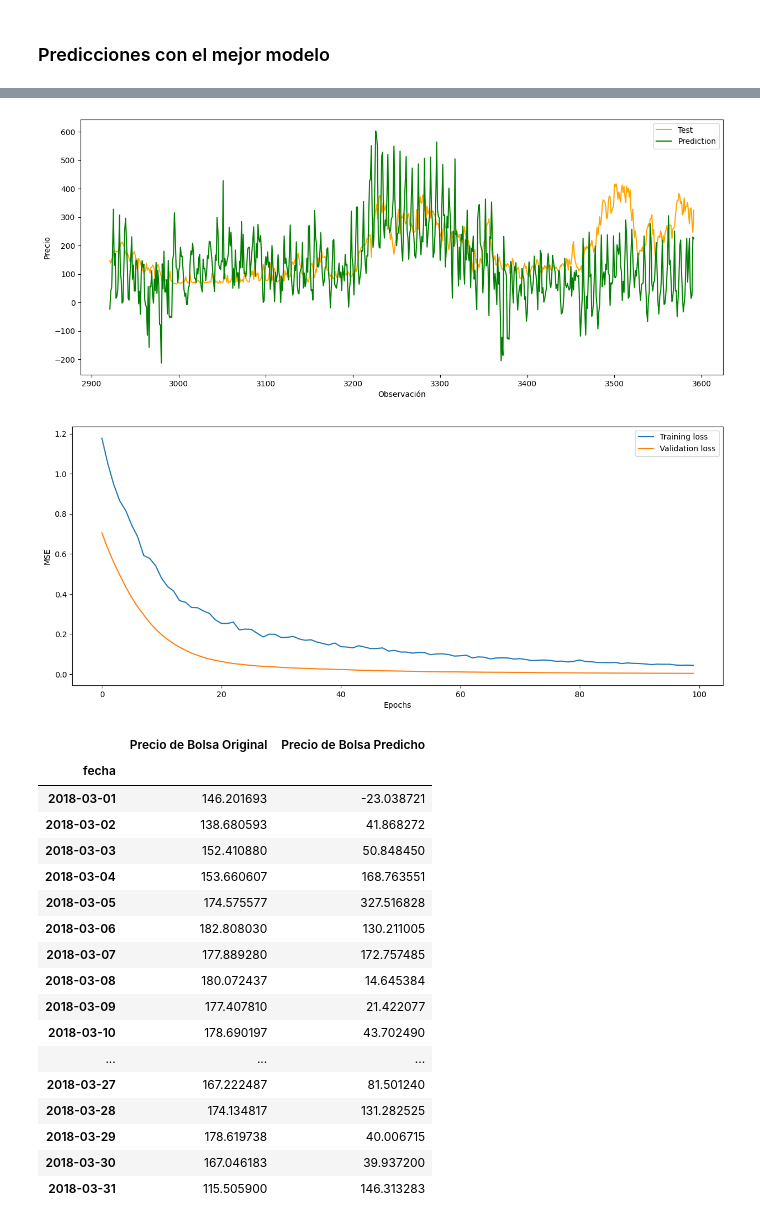
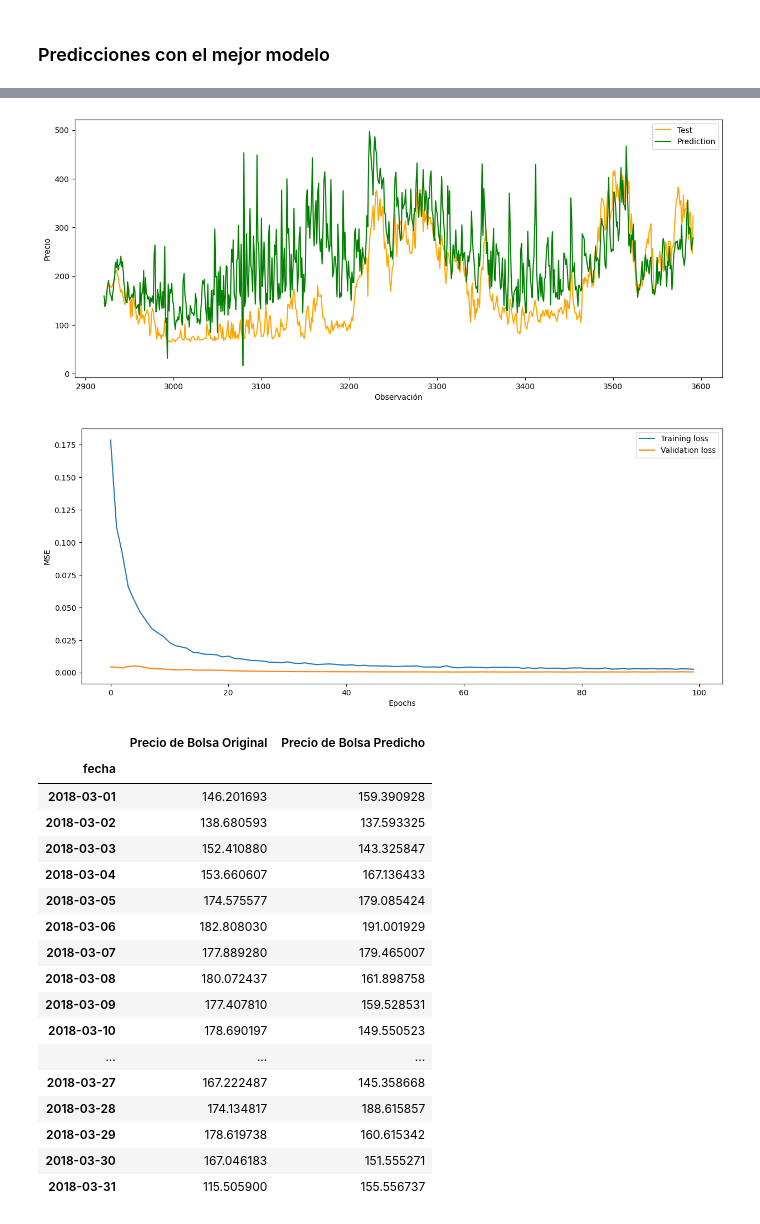
Before and after one commit to cjusquini/MonografiaUdeA, a Jupyter notebook: 7_RNN_baseline.ipynb, the cells around one changed output, grey strips where cells are left out. Drawn from its saved outputs; the diff is of its cells as text; code cells hidden in the pictures.

```diff
--- a/7_RNN_baseline.ipynb
+++ b/7_RNN_baseline.ipynb
@@ -63,14 +59,9 @@ df.head()
 | 2010-01-04 | 123.962937 | 1.439317e+08 | 341617.424242 | 116611.607143 | 62242326.79 | 13160643.95 | ... |
 | 2010-01-05 | 120.666437 | 1.498691e+08 | 346125.000000 | 116613.095238 | 69173462.65 | 14514419.15 | ... |
 # %%
-def scale_df(df):
-    scaler = MinMaxScaler()
-    scaled_df = pd.DataFrame(scaler.fit_transform(df), columns=df.columns, index=df.index)
-    #         scaled_df.head(5)
-
-    return scaler, scaled_df
-
-scaler, scaled_df = scale_df(df)
+from sklearn.preprocessing import StandardScaler, MinMaxScaler
+scaler = MinMaxScaler()
+scaled_df = pd.DataFrame(scaler.fit_transform(df), columns=df.columns, index=df.index)
 scaled_df.head(5)
 # %% [output]
 |  | precio_bolsa | demanda | disp_dec_hidraulica | disp_dec_termica | gen_hidraulica | gen_no_termica | ... |
@@ -188,3 +91,13 @@ def get_hyperparams():
+# %%
+retardos = [60]
+neurons = [25]
+modelos_implementar = ['RNN']
+elementos_a_predecir = [31]
+optimizers = ['adam']
+losses = ['mse']
+epochs = [100]
+batch_size = [32]
+_learning_rate = 1e-4
 # %%
 # for retardo in retardos:
 #     print("retardo",retardo, "dimensiones",train_data[retardo][0].shape, test_data[retardo][0].shape)
@@ -303,10 +217,4 @@ model: d:\Repos_\MonografiaUdeA\models\baseline\RNN\RNN_0.keras saved
 # %%
-retardos, neurons, modelos_implementar, \
-    elementos_a_predecir, optimizers, losses, \
-    epochs, batch_size = get_hyperparams()
-
-train_data, test_data = split_data(lags = retardos, scaled_df = scaled_df, train_test_split_ratio = 0.8)
-
 if not os.path.exists(os.path.join(abspath,"models", "results")):
         os.makedirs(os.path.join(abspath,"models", "results"))
 model_summary_df.to_excel(os.path.join(abspath,"models", "results",f"{modelos_implementar[0]}_baseline_model_results.xlsx"))
@@ -323,7 +231,7 @@ best_model
 # %% [markdown]
 ### Se carga el mejor modelo
 # %%
-best_model_saved =load_model(os.path.join(abspath,"models","baseline",f'{modelos_implementar[0]}', f'{modelos_implementar[0]}_{best_index}.keras'))
+best_model_saved = load_model(os.path.join(abspath,"models","baseline",f'{modelos_implementar[0]}', f'{modelos_implementar[0]}.keras'))
 best_model_saved.summary()
 # %% [output]
 Model: "sequential"
@@ -360,47 +268,47 @@ fechas = [str(x)[:10] for x in scaled_df.index]
 # %%
 plt.figure(figsize=(15,6))
 # plt.plot(X_train_rescaled, label='Train', color='blue')
 plt.plot(np.arange(len(X_train_rescaled), len(X_train_rescaled) + len(y_test_rescaled)), y_test_rescaled, label='Test', color='orange')
 plt.plot(np.arange(len(X_train_rescaled), len(X_train_rescaled) + len(y_pred_rescaled)), y_pred_rescaled, label='Prediction', color='green')
 # plt.xticks(fechas)
 plt.xlabel('Observación')
 plt.ylabel('Precio')
 plt.legend()
 plt.show()
 
 plt.figure(figsize=(15,6))
-plt.plot(best_model_history.history['loss'], label='Training loss')
-plt.plot(best_model_history.history['val_loss'], label='Validation loss')
+plt.plot(history.history['loss'], label='Training loss')
+plt.plot(history.history['val_loss'], label='Validation loss')
 
 plt.xlabel('Epochs')
 plt.ylabel('MSE')
 plt.legend()
 plt.show()
 # %% [output]
-[figure, old version]
+[figure, new version]
-[figure, old version]
+[figure, new version]
 # %%
 index = df.iloc[df.shape[0] - len(y_test_rescaled):, 0].index
 predictions_df = pd.DataFrame(data = {'Precio de Bolsa Original': y_test_rescaled, 'Precio de Bolsa Predicho': y_pred_rescaled}, index = index)
-predictions_df = predictions_df.iloc[:31 , :]
+predictions_df = predictions_df.iloc[:elementos_a_predecir[0] , :]
 predictions_df.to_csv(os.path.join(abspath,"models", "results",f"{modelos_implementar[0]}_baseline_prediction.xlsx"))
 predictions_df
 # %% [output]
 |  | Precio de Bolsa Original | Precio de Bolsa Predicho |
 | fecha |  |  |
-| 2018-03-01 | 146.201693 | -23.038721 |
-| 2018-03-02 | 138.680593 | 41.868272 |
-| 2018-03-03 | 152.410880 | 50.848450 |
-| 2018-03-04 | 153.660607 | 168.763551 |
-| 2018-03-05 | 174.575577 | 327.516828 |
-| 2018-03-06 | 182.808030 | 130.211005 |
-| 2018-03-07 | 177.889280 | 172.757485 |
-| 2018-03-08 | 180.072437 | 14.645384 |
-| 2018-03-09 | 177.407810 | 21.422077 |
-| 2018-03-10 | 178.690197 | 43.702490 |
+| 2018-03-01 | 146.201693 | 159.390928 |
+| 2018-03-02 | 138.680593 | 137.593325 |
+| 2018-03-03 | 152.410880 | 143.325847 |
+| 2018-03-04 | 153.660607 | 167.136433 |
+| 2018-03-05 | 174.575577 | 179.085424 |
+| 2018-03-06 | 182.808030 | 191.001929 |
+| 2018-03-07 | 177.889280 | 179.465007 |
+| 2018-03-08 | 180.072437 | 161.898758 |
+| 2018-03-09 | 177.407810 | 159.528531 |
+| 2018-03-10 | 178.690197 | 149.550523 |
 | ... | ... | ... |
-| 2018-03-27 | 167.222487 | 81.501240 |
-| 2018-03-28 | 174.134817 | 131.282525 |
-| 2018-03-29 | 178.619738 | 40.006715 |
-| 2018-03-30 | 167.046183 | 39.937200 |
-| 2018-03-31 | 115.505900 | 146.313283 |
+| 2018-03-27 | 167.222487 | 145.358668 |
+| 2018-03-28 | 174.134817 | 188.615857 |
+| 2018-03-29 | 178.619738 | 160.615342 |
+| 2018-03-30 | 167.046183 | 151.555271 |
+| 2018-03-31 | 115.505900 | 155.556737 |
```
Also changed, not shown: parts of 19 cells of this notebook, 57 other files.
